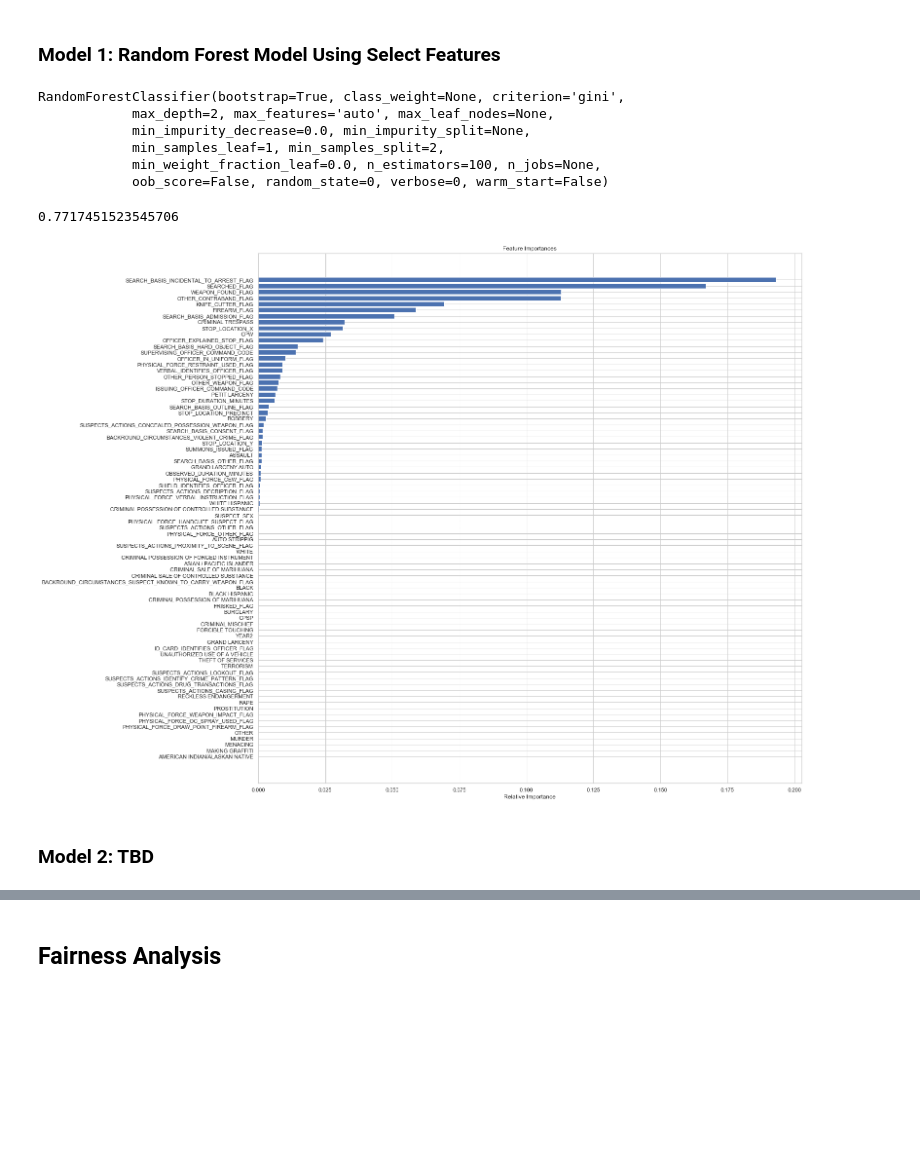
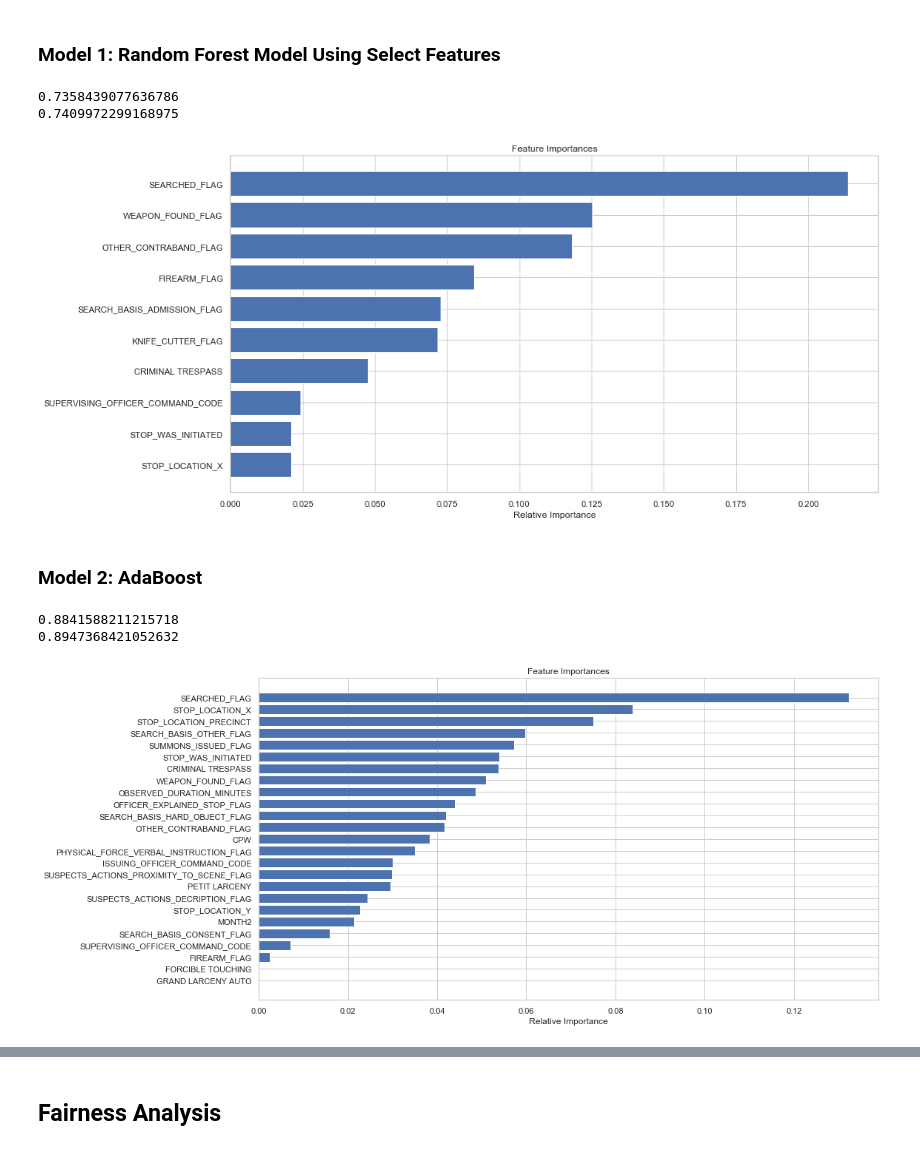
Before and after one commit to phoebewong/NYPD-Algorithm-Fairness, a Jupyter notebook: src/NYPD-Algorithm-Fairness.ipynb, the cells around one changed output, grey strips where cells are left out. Drawn from its saved outputs; the diff is of its cells as text; code cells hidden in the pictures; blank space fills up the shorter version.

Commit message:
added models

```diff
--- a/src/NYPD-Algorithm-Fairness.ipynb
+++ b/src/NYPD-Algorithm-Fairness.ipynb
@@ -47,7 +53,7 @@ def convert_flags_to_boolean(df):
 
 # convert categorical variables to one-hot-encoding
 def make_one_hot(df, var):
-    one_hot = pd.get_dummies(df[var])
+    one_hot = pd.get_dummies(df[var], drop_first=True)
     df = df.drop(var,axis = 1)
     df = df.join(one_hot)
     return df
@@ -78,7 +84,7 @@ def replace_with_function(df, var, function):
 # %%
 def data_cleaning_pipeline(df):
     # carrying out data cleaning using helper functions defined above
-    unnecessary_variables = ['STOP_LOCATION_PREMISES_NAME', 'STOP_FRISK_ID']
+    unnecessary_variables = ['STOP_LOCATION_PREMISES_NAME', 'STOP_FRISK_ID', 'YEAR2', 'RECORD_STATUS_CODE']
     df = drop_unnecessary_variables(df, unnecessary_variables)
 
     # dealing with missing values
@@ -88,13 +94,24 @@ def data_cleaning_pipeline(df):
     df = convert_flags_to_boolean(df)
     df = replace_with_map(df, 'SUSPECT_SEX', {'MALE': 1, 'FEMALE': 0, np.nan: np.nan})
 
+    month_list = 'January February March April May June July August September October November December'.split()
+    month_dict = {month:i for i, month in enumerate(month_list)}
+    df = replace_with_map(df, 'MONTH2', month_dict)
+
+    day_list = 'Monday Tuesday Wednesday Thursday Friday Saturday Sunday'.split()
+    day_dict = {month:i for i, month in enumerate(day_list)}
+    df = replace_with_map(df, 'DAY2', day_dict)
+
+    stop_dict = {'Based on C/W on Scene': 0, 'Based on Radio Run': 1, 'Based on Self Initiated': 2}
+    df = replace_with_map(df, 'STOP_WAS_INITIATED', stop_dict)
+
     # specific variable transformations
     df = specific_variable_transformations(df)
 
     # convert categorical variables to one-hot
     df = make_one_hot(df, 'SUSPECT_RACE_DESCRIPTION')
     df = make_one_hot(df, 'SUSPECTED_CRIME_DESCRIPTION')
-    # TODO: borough, officer rank
+    df = make_one_hot(df, 'STOP_LOCATION_BORO_NAME')
 
     # done
     print('Cleaned dataframe shape: {}'.format(df.shape))
@@ -194,38 +211,55 @@ ax.plot(keys, values);
 ## Modeling
 # %% [markdown]
 ### Model 1: Random Forest Model Using Select Features
+# %%
+def top_k_features(features, feature_importances, k=10):
+    indices = np.argsort(feature_importances)[-k:]
+    return indices, features[indices], feature_importances[indices]
 # %%
 model_df = clean_sqf_df.select_dtypes(include=['int64', 'uint8', 'float64']).dropna(axis=0)
-y = model_df['SUSPECT_ARRESTED_FLAG']
-X = model_df[model_df.columns.difference(['SUSPECT_ARRESTED_FLAG'])]
+y = np.array(model_df['SUSPECT_ARRESTED_FLAG'])
+X = model_df[model_df.columns.difference(['SUSPECT_ARRESTED_FLAG', 'SEARCH_BASIS_INCIDENTAL_TO_ARREST_FLAG'])]
 
 X_train, X_test, y_train, y_test = train_test_split(X, y, test_size=0.33, random_state=42)
 
 model_1 = RandomForestClassifier(n_estimators=100, max_depth=2, random_state=0)
-model_1.fit(X_train, y_train)
+model_1 = model_1.fit(X_train, y_train)
+
+print(model_1.score(X_train, y_train))
+print(model_1.score(X_test, y_test))
 # %% [output]
-RandomForestClassifier(bootstrap=True, class_weight=None, criterion='gini',
-            max_depth=2, max_features='auto', max_leaf_nodes=None,
-            min_impurity_decrease=0.0, min_impurity_split=None,
-            min_samples_leaf=1, min_samples_split=2,
-            min_weight_fraction_leaf=0.0, n_estimators=100, n_jobs=None,
-            oob_score=False, random_state=0, verbose=0, warm_start=False)
+0.7358439077636786
+0.7409972299168975
-# %%
-model_1.score(X_test, y_test)
-# %% [output]
-0.7717451523545706
 # %%
-features = X_train.columns
-importances = model_1.feature_importances_
-indices = np.argsort(importances)
+indices, features, importances = top_k_features(X_train.columns, model_1.feature_importances_, 10)
 
-fig, ax = plt.subplots(figsize=(20,20))
-ax.barh(range(len(indices)), importances[indices], color='b', align='center')
+fig, ax = plt.subplots(figsize=(15,8))
+ax.barh(range(len(indices)), importances, color='b', align='center')
 ax.set_yticks(range(len(indices)))
-ax.set_yticklabels([features[i] for i in indices])
+ax.set_yticklabels(features)
 ax.set_xlabel('Relative Importance')
 ax.set_title('Feature Importances');
 # %% [output]
-[figure, old version]
+[figure, new version]
 # %% [markdown]
-### Model 2: TBD
+### Model 2: AdaBoost
+# %%
+base = DecisionTreeClassifier(max_depth=2)
+model_2 = AdaBoostClassifier(n_estimators=10, base_estimator=base).fit(X_train, y_train)
+
+print(model_2.score(X_train, y_train))
+print(model_2.score(X_test, y_test))
+# %% [output]
+0.8841588211215718
+0.8947368421052632
+# %%
+indices, features, importances = top_k_features(X_train.columns, model_2.feature_importances_, 25)
+
+fig, ax = plt.subplots(figsize=(15,8))
+ax.barh(range(len(indices)), importances, color='b', align='center')
+ax.set_yticks(range(len(indices)))
+ax.set_yticklabels(features)
+ax.set_xlabel('Relative Importance')
+ax.set_title('Feature Importances');
+# %% [output]
+[figure, added]
```
Also changed, not shown: parts of 12 cells of this notebook.
